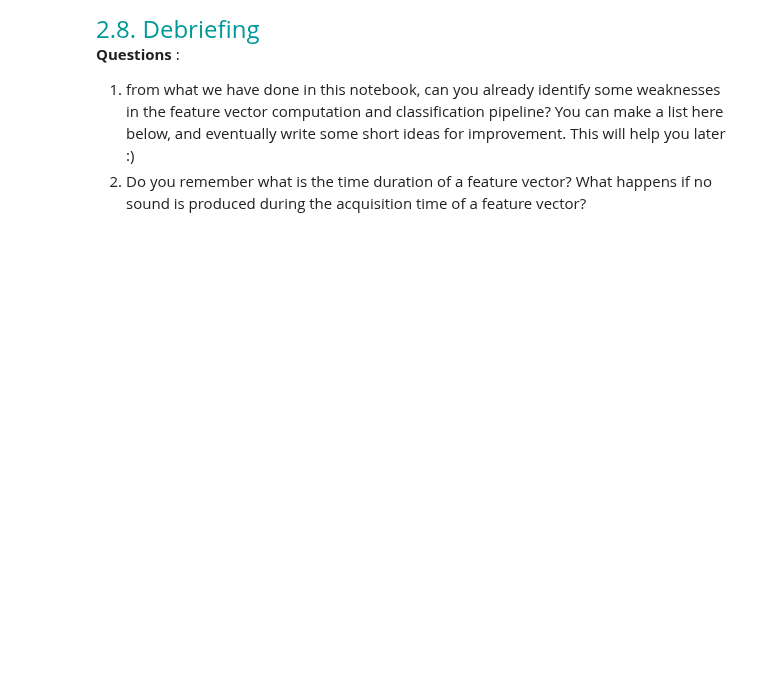
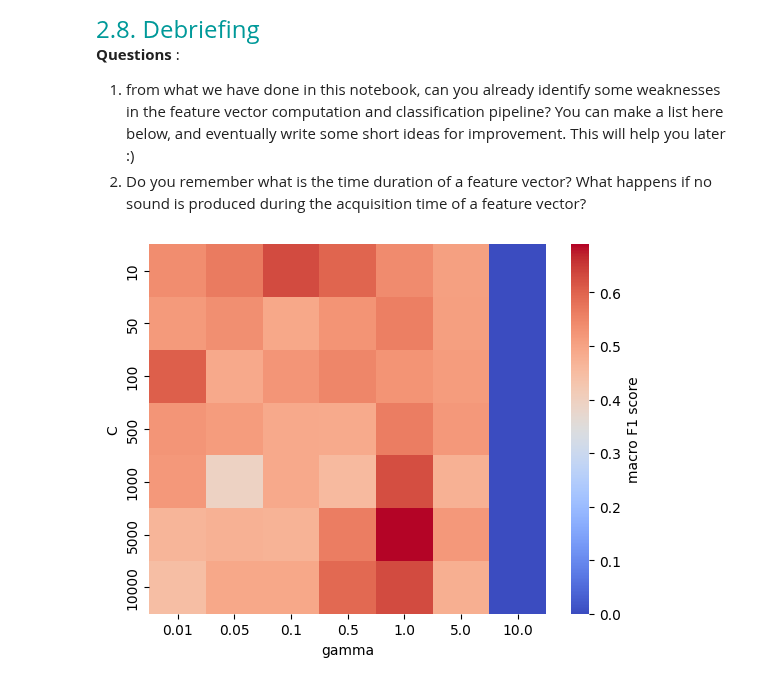
Before and after one commit to LELEC210X/LELEC210X, a Jupyter notebook: classification/h5a2_audio.ipynb, the cells around one changed output. Cells and saved outputs as stored; diff of their text form; code cells hidden in the pictures; blank space fills up the shorter version.

```diff
--- a/classification/h5a2_audio.ipynb
+++ b/classification/h5a2_audio.ipynb
@@ -579,17 +579,17 @@ distorsion_to_add = ["noise","scaling","echo"]
 myds.data_aug_factor = len(distorsion_to_add)+1
 
 
-X_aug = np.zeros((myds.data_aug_factor * nclass * naudio, featveclen))
-y_aug = np.zeros((myds.data_aug_factor * nclass * naudio), dtype=f"<U{max_str_length}")
-for s in range(len(distorsion_to_add)+1):
-    if s != 0:
-        myds.mod_data_aug([distorsion_to_add[s - 1]])
-    print(myds.data_aug)
-    for idx in range(dataset.naudio):
-        for class_idx, classname in enumerate(classnames):
-            featvec = myds[classname, idx]
-            X_aug[s * nclass * naudio + class_idx * naudio + idx, :] = featvec
-            y_aug[s * nclass * naudio + class_idx * naudio + idx] = classname
+# X_aug = np.zeros((myds.data_aug_factor * nclass * naudio, featveclen))
+# y_aug = np.zeros((myds.data_aug_factor * nclass * naudio), dtype=f"<U{max_str_length}")
+# for s in range(len(distorsion_to_add)+1):
+#     if s != 0:
+#         myds.mod_data_aug([distorsion_to_add[s - 1]])
+#     print(myds.data_aug)
+#     for idx in range(dataset.naudio):
+#         for class_idx, classname in enumerate(classnames):
+#             featvec = myds[classname, idx]
+#             X_aug[s * nclass * naudio + class_idx * naudio + idx, :] = featvec
+#             y_aug[s * nclass * naudio + class_idx * naudio + idx] = classname
 
 
 # print(f"Shape of the feature matrix : {X_aug.shape}")
@@ -795,4 +654,5 @@ Average time to predict one sample: 0.0002846670150756836
 # %%
+
 # Grid search visualisation and confusion matrix saved in pdf format
 from seaborn import heatmap
 from sklearn.metrics import confusion_matrix
@@ -828,10 +688,14 @@ plt.show()
 
 import seaborn as sns
 
+vmin = results["mean_accuracy"].min()
+vmax = results["mean_accuracy"].max()
+
+# Loop through the kernels and plot the heatmaps
 for k in kernel:
     df = results[results["kernel"] == k]
     df = df.pivot_table(values="mean_accuracy", index="C", columns="gamma")
-    sns.heatmap(df, annot=True)
+    sns.heatmap(df, vmin=vmin, vmax=vmax, cmap="coolwarm", cbar_kws={"label": "Mean Accuracy"})
     plt.title("Kernel = {}".format(k))
-    plt.savefig("heatmap %s.pdf" % k)
+    plt.savefig("heatmap_{}.pdf".format(k))
     plt.show()
@@ -845,0 +1079,13 @@ for k in kernel:
+# %%
+import seaborn as sns
+import matplotlib.pyplot as plt
+results = results.fillna(0)
+df = results[results["decision_method"] == best_decision_method]
+
+df = df.pivot_table(values="F1 score", index="C", columns="gamma")
+sns.heatmap(df, cmap="coolwarm", cbar_kws={"label": "macro F1 score"})
+#plt.title("Kernel = {}".format(k))
+plt.savefig("heatmap_{}.pdf".format(k))
+plt.show()
+# %% [output]
+[figure, added]
```
Also changed, not shown: parts of 8 cells of this notebook, 25 other files.
